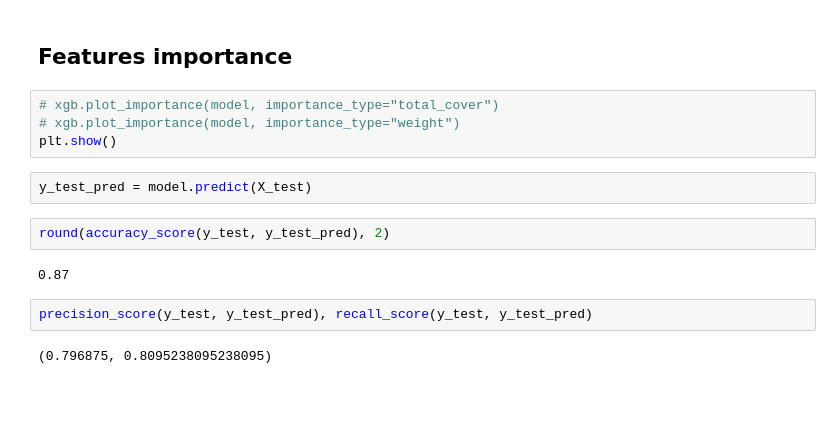
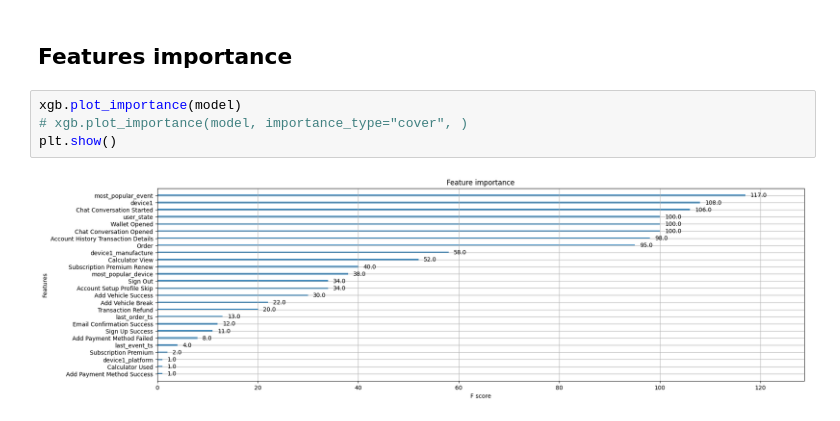
Before and after one commit to EvgeniyAzarov/IHT20H_hackathon_ds_test, a Jupyter notebook: test_task.ipynb, the cells around one changed output. Drawn from its saved outputs; the diff is of its cells as text; blank space fills up the shorter version.

Commit message:
Update test task ntb

```diff
--- a/test_task.ipynb
+++ b/test_task.ipynb
@@ -123,16 +153,8 @@ XGBClassifier(base_score=None, booster=None, callbacks=None,
 # %% [markdown]
 ## Features importance
 # %%
-# xgb.plot_importance(model, importance_type="total_cover")
-# xgb.plot_importance(model, importance_type="weight")
+xgb.plot_importance(model)
+# xgb.plot_importance(model, importance_type="cover", )
 plt.show()
+# %% [output]
+[figure, added]
-# %%
-y_test_pred = model.predict(X_test)
-# %%
-round(accuracy_score(y_test, y_test_pred), 2)
-# %% [output]
-0.87
-# %%
-precision_score(y_test, y_test_pred), recall_score(y_test, y_test_pred)
-# %% [output]
-(0.796875, 0.8095238095238095)
```
Also changed, not shown: parts of 14 cells of this notebook.
